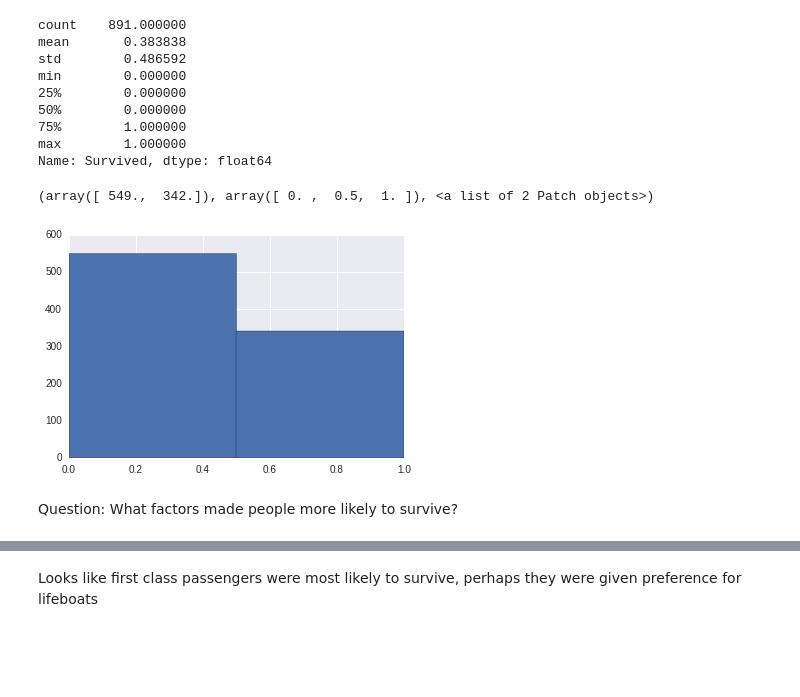
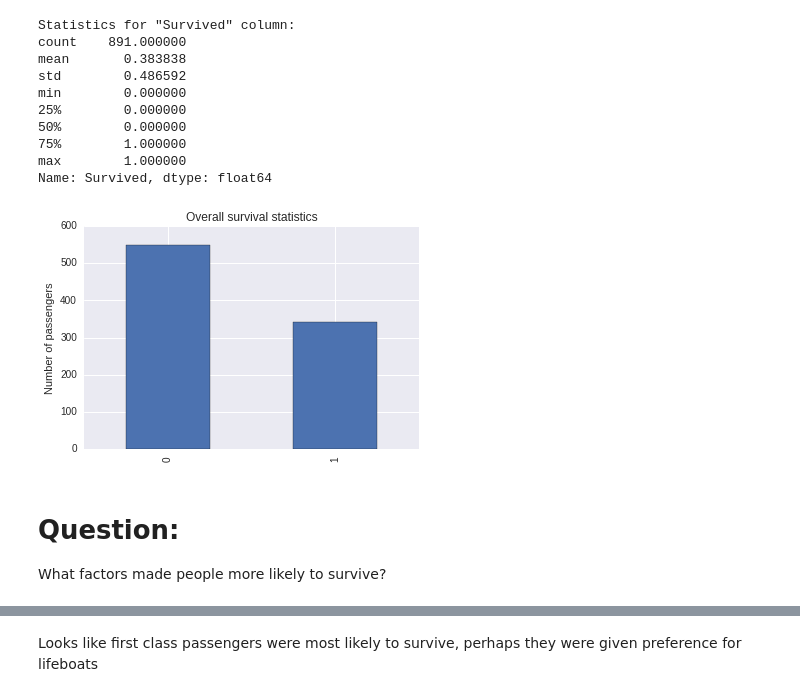
Before and after one commit to vshalaev/investigate-dataset, a Jupyter notebook: investigate-dataset.ipynb, the cells around one changed output, grey strips where cells are left out. Cells and saved outputs as stored; diff of their text form; code cells hidden in the pictures; blank space fills up the shorter version.

```diff
--- a/investigate-dataset.ipynb
+++ b/investigate-dataset.ipynb
@@ -15,21 +16,28 @@ train.head()
 | 2 | 3 | 1 | 3 | Heikkinen, Miss. Laina | female | 26.0 | 0 | 0 | STON/O2. 3101282 | 7.9250 | ... |
 | 3 | 4 | 1 | 1 | Futrelle, Mrs. Jacques Heath (Lil... | female | 35.0 | 1 | 0 | 113803 | 53.1000 | ... |
 | 4 | 5 | 0 | 3 | Allen, Mr. William Henry | male | 35.0 | 0 | 0 | 373450 | 8.0500 | ... |
-# %%
-print train['Survived'].describe()
-plt.hist(train['Survived'], bins=2)
-# %% [output]
-count    891.000000
-mean       0.383838
-std        0.486592
-min        0.000000
-25%        0.000000
-50%        0.000000
-75%        1.000000
-max        1.000000
-Name: Survived, dtype: float64
-(array([ 549.,  342.]), array([ 0. ,  0.5,  1. ]), <a list of 2 Patch objects>)
-[figure, removed]
+# %%
+# Plot and describe overall survival statistics
+print 'Statistics for "Survived" column:'
+print train['Survived'].describe()
+print '\n'
+
+plt.title('Overall survival statistics')
+plt.ylabel('Number of passengers')
+train.Survived.value_counts().plot(kind='bar')
+plt.show()
+# %% [output]
+Statistics for "Survived" column:
+count    891.000000
+mean       0.383838
+std        0.486592
+min        0.000000
+25%        0.000000
+50%        0.000000
+75%        1.000000
+max        1.000000
+Name: Survived, dtype: float64
+[figure, added]
 # %% [markdown]
-Question:
+# Question:
 What factors made people more likely to survive?
```
Also changed, not shown: parts of 55 cells of this notebook, 2 other files.
